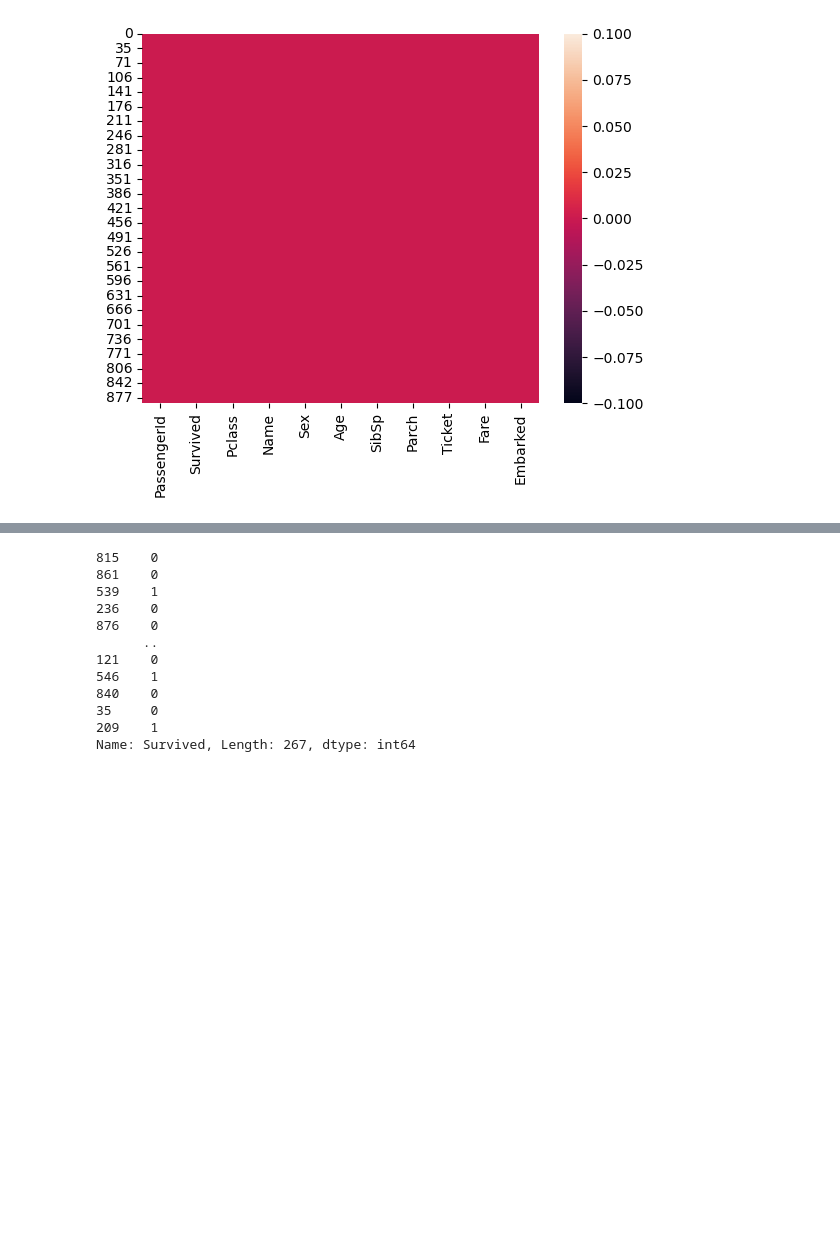
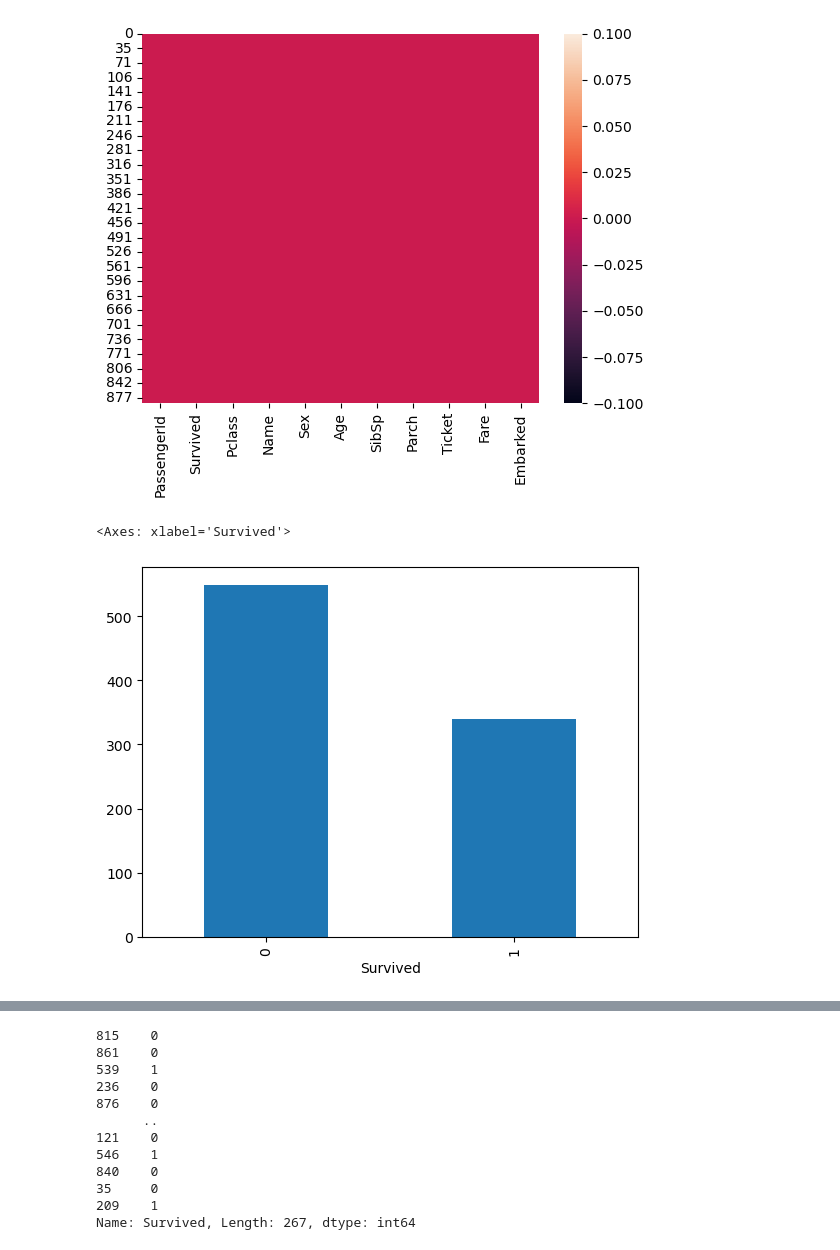
Before and after one commit to vagavahn/Titanic-Survivor-Logistic-Regression, a Jupyter notebook: Titanic-Passenger_Manifest.ipynb, the cells around one changed output, grey strips where cells are left out. Drawn from its saved outputs; the diff is of its cells as text; code cells hidden in the pictures; blank space fills up the shorter version.

```diff
--- a/Titanic-Passenger_Manifest.ipynb
+++ b/Titanic-Passenger_Manifest.ipynb
@@ -145,5 +37,11 @@ sns.heatmap(data.isnull())
 # %% [output]
 <Axes: >
 [figure]
+# %%
+data.isnull().sum()
+data["Survived"].value_counts().plot(kind="bar")
+# %% [output]
+<Axes: xlabel='Survived'>
+[figure, added]
 # %%
 data.drop(["Ticket"], axis=1, inplace=True)
```
Also changed, not shown: parts of 29 cells of this notebook.
